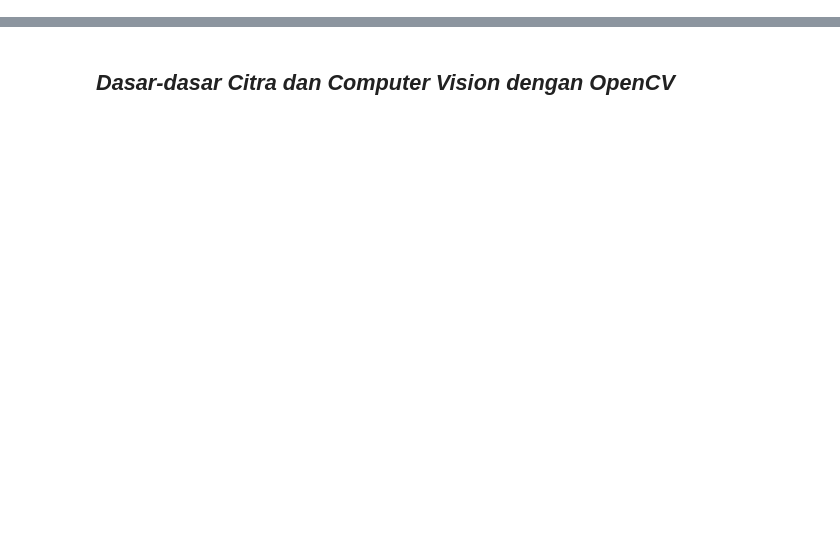
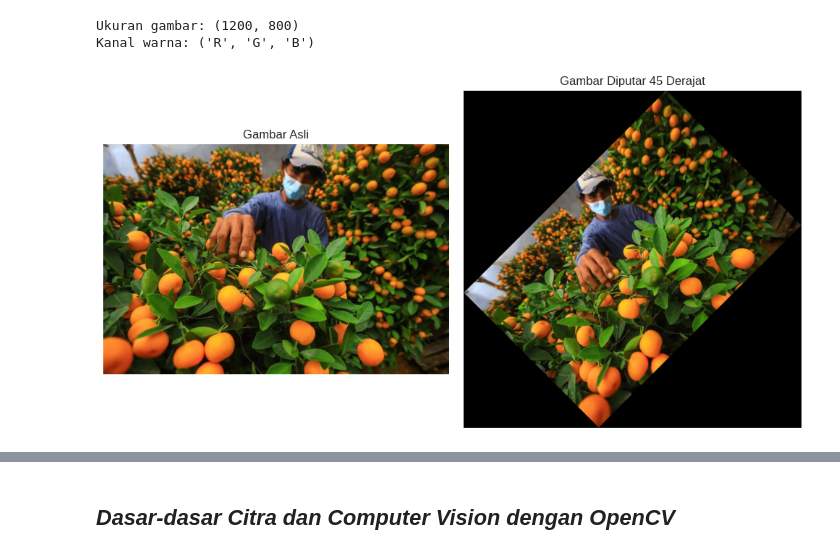
Before and after one commit to priskach/PCD_TI_FSaintek, a Jupyter notebook: M03 - Dasar OpenCV/Praktikum 3.1. Dasar Pengolahan Citra dengan OpenCV.ipynb, the cells around one changed output, grey strips where cells are left out. Drawn from its saved outputs; the diff is of its cells as text; code cells hidden in the pictures; blank space fills up the shorter version.

```diff
--- a/M03 - Dasar OpenCV/Praktikum 3.1. Dasar Pengolahan Citra dengan OpenCV.ipynb
+++ b/M03 - Dasar OpenCV/Praktikum 3.1. Dasar Pengolahan Citra dengan OpenCV.ipynb
@@ -13,0 +123,35 @@ Materi praktikum pada minggu ini adalah sub-topik sebagai berikut:
+# %%
+from PIL import Image
+import matplotlib.pyplot as plt
+
+# Membuka dan memutar gambar
+try:
+    with Image.open("orange.jpg") as im:
+        print("Ukuran gambar:", im.size)
+        print("Kanal warna:", im.getbands())
+
+        # Memutar gambar sebesar 45 derajat
+        rotated_img = im.rotate(45, expand=True)
+
+        # Menampilkan gambar asli dan hasil rotasi
+        fig, ax = plt.subplots(1, 2, figsize=(10, 5))
+
+        ax[0].imshow(im)
+        ax[0].set_title("Gambar Asli")
+        ax[0].axis("off")
+
+        ax[1].imshow(rotated_img)
+        ax[1].set_title("Gambar Diputar 45 Derajat")
+        ax[1].axis("off")
+
+        plt.tight_layout()
+        plt.show()
+
+except FileNotFoundError:
+    print("File 'orange.jpg' tidak ditemukan. Pastikan file tersedia di direktori kerja.")
+except Exception as e:
+    print("Terjadi kesalahan:", e)
+# %% [output]
+Ukuran gambar: (1200, 800)
+Kanal warna: ('R', 'G', 'B')
+[figure, added]
```
Also changed, not shown: parts of 96 cells of this notebook.
